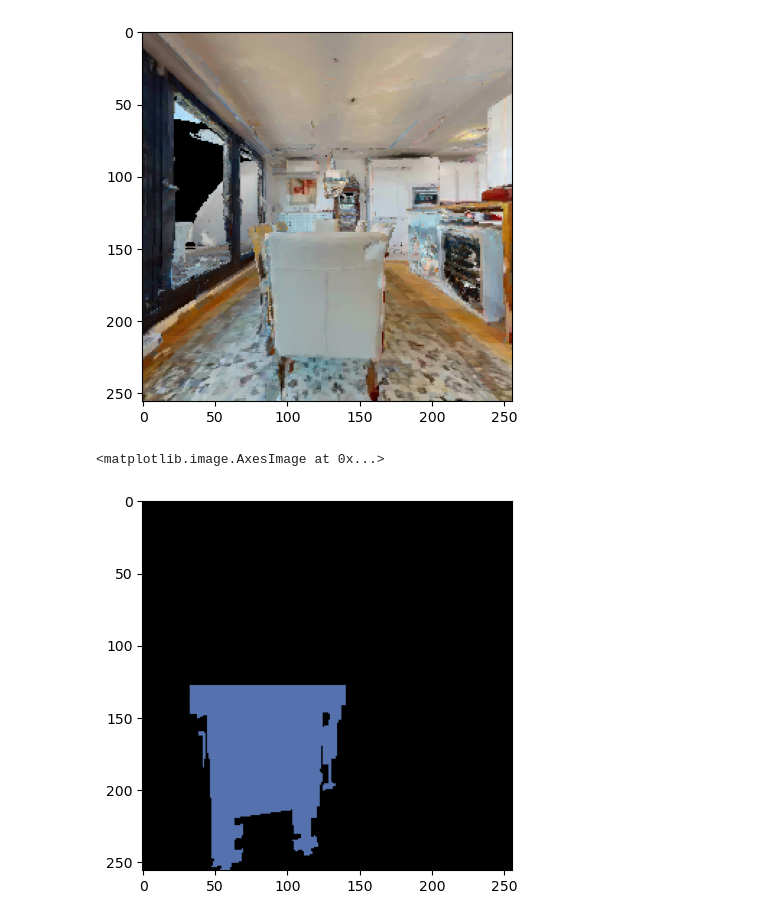
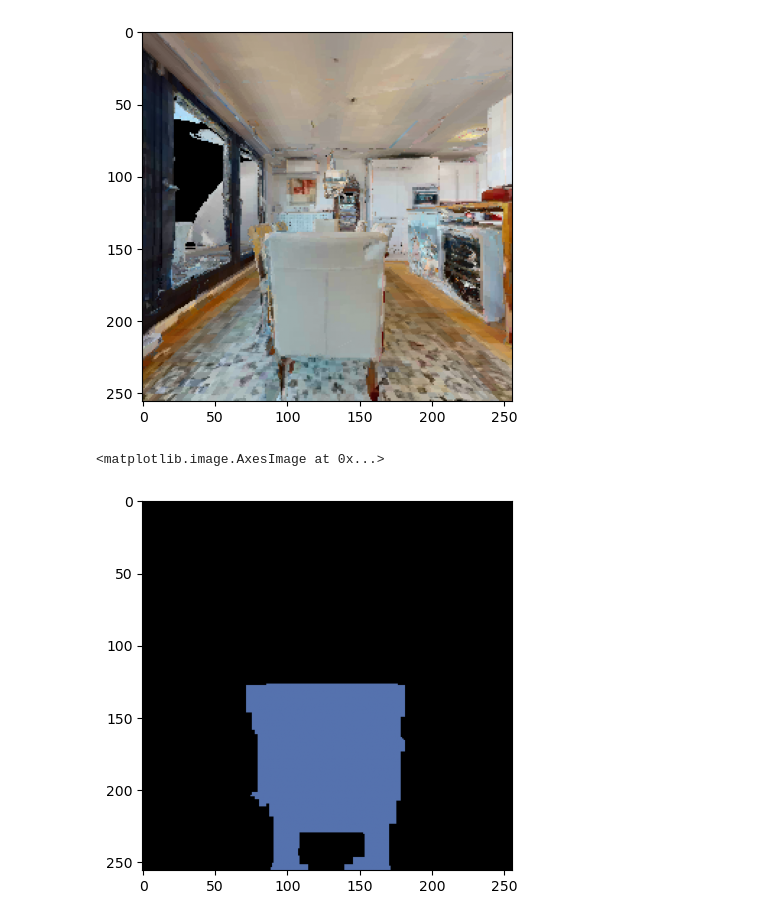
Before and after one commit to dtonderski/ReSEAL, a Jupyter notebook: notebooks/Label_pipeline.ipynb, the cells around one changed output. Cells and saved outputs as stored; diff of their text form; code cells hidden in the pictures.

Commit message:
Added label pipeline notebook, showcasing semantic map building all the way to raytracing

```diff
--- a/notebooks/Label_pipeline.ipynb
+++ b/notebooks/Label_pipeline.ipynb
@@ -126,4 +121,10 @@ max_position = max_position - shift
 # %%
+from src.features.perception import propagate_labels
 from src.utils.geometric_transformations import coordinates_to_grid_indices
-grid_index_of_min_position_relative_to_origin = coordinates_to_grid_indices(min_position, [0,0,0], map_builder._resolution)
-grid_index_of_origin_relative_to_min_position = - grid_index_of_min_position_relative_to_origin
+
+sensor_position = positions[index]
+sensor_rotation = rotations[index]
+
+min_position, _ = map_builder.calc_semantic_map_bounds(positions[index])
+grid_index_of_min_position_relative_to_origin = coordinates_to_grid_indices(np.array(min_position), [0,0,0], map_builder._resolution)
+grid_index_of_origin = - grid_index_of_min_position_relative_to_origin
@@ -189,36 +136,3 @@ plt.imshow(rgb_image)
 # %% [output]
 <matplotlib.image.AxesImage at 0x...>
 [figure]
-# %%
-from src.features.perception import raytrace_3d, propagate_labels, get_ray_directions_world_coords
-from src.utils.geometric_transformations import coordinates_to_grid_indices
-from yacs.config import CfgNode
-import plotly.express as px
-import plotly.graph_objects as go
-from matplotlib import pyplot as plt
-import quaternion
-
-def raytracing3d_map_visualisation_sensor_cfg() -> CfgNode:
-    sensor_cfg = CfgNode()
-    sensor_cfg.WIDTH = 256 #px
-    sensor_cfg.HEIGHT = 256 #px
-    sensor_cfg.HFOV = 90 #deg
-    sensor_cfg.SENSOR_HEIGHT = 0.88 #m
-    return sensor_cfg
-
-def raytracing3d_map_visualisation_cfg():
-    cfg = CfgNode()
-    cfg.RESOLUTION = 0.05
-    cfg.SENSOR_CFG = raytracing3d_map_visualisation_sensor_cfg()
-    return cfg
-
-sim_cfg = raytracing3d_map_visualisation_cfg()
-sensor_position = tuple(positions[301])
-rotation_float = np.random.rand(3)
-rotation_float = [0,0,1]
-#rotation_float[1] = rotation_float[1]*0.1
-rotation_float = rotation_float / np.linalg.norm(rotation_float)
-sensor_rotation = np.quaternion(rotation_float[0], rotation_float[1], rotation_float[2], 0)
-rotation = quaternion.as_float_array(rotations[301])
-sensor_rotation = np.quaternion(rotation[2], rotation[1], rotation[0], 0)
-grid_index_of_origin = grid_index_of_origin_relative_to_min_position
@@ -227,8 +139,9 @@ semantic_map_2d = propagate_labels(sensor_rotation, sensor_position, grid, grid_
 # %%
+semantic_map_2d = propagate_labels(sensor_rotation, sensor_position, map_at_index, grid_index_of_origin, map_builder_cfg, sim_cfg.SENSOR_CFG)
 semantic_map_categorical = (np.argmax(semantic_map_2d, axis=-1) +
                             np.sum(semantic_map_2d, axis=-1))
 
 plt.imshow(color_converter(semantic_map_categorical))
 # %% [output]
 <matplotlib.image.AxesImage at 0x...>
-[figure, old version]
+[figure, new version]
```
Also changed, not shown: parts of 36 cells of this notebook.
